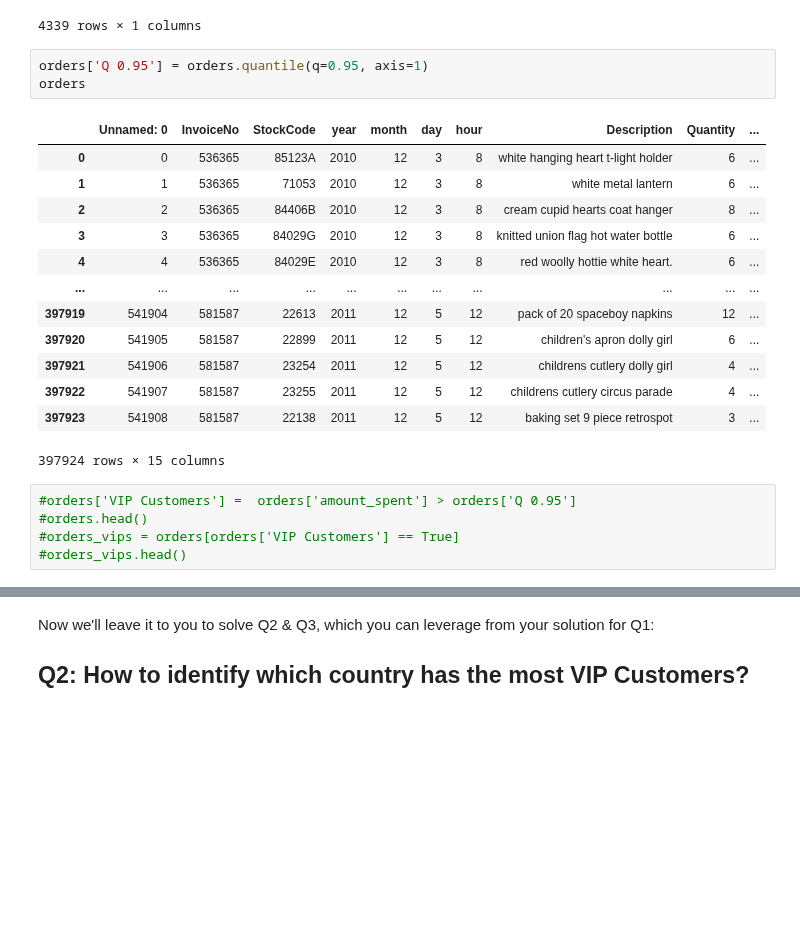
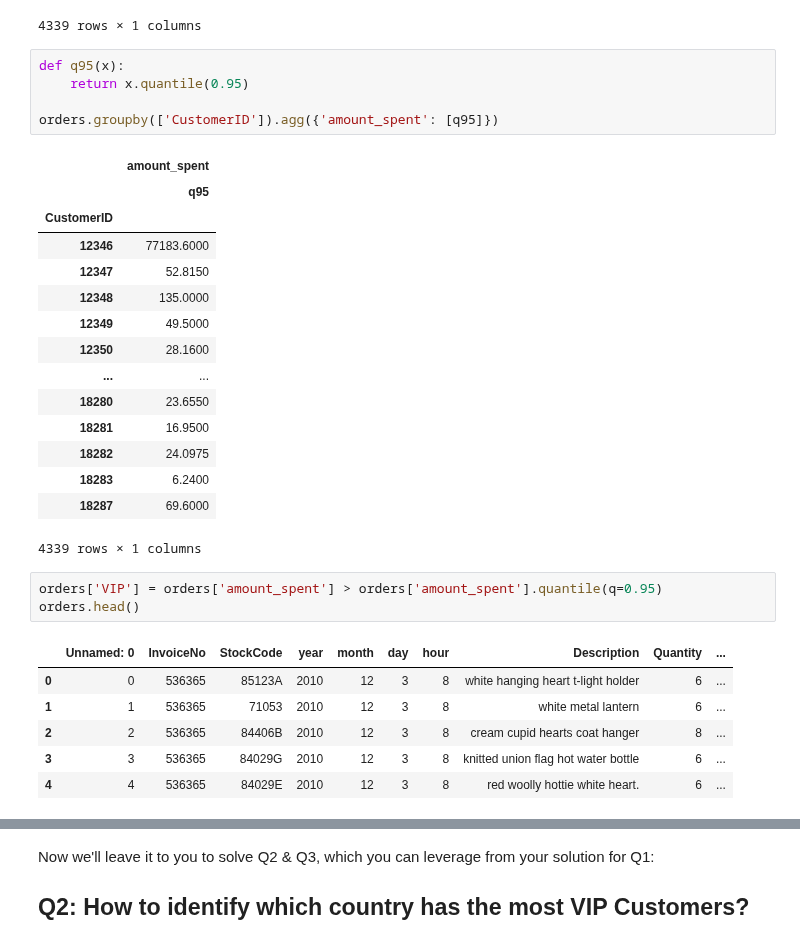
Before and after one commit to ta-data-pt-rmt/lab-dataframe-calculations, a Jupyter notebook: your-code/challenge-3.ipynb, the cells around one changed output, grey strips where cells are left out. Drawn from its saved outputs; the diff is of its cells as text; blank space fills up the shorter version.

```diff
--- a/your-code/challenge-3.ipynb
+++ b/your-code/challenge-3.ipynb
@@ -69,9 +69,30 @@ orders.groupby(['CustomerID']).agg({'amount_spent':'sum'})
 | 18283 | 2094.88 |
 | 18287 | 1837.28 |
 4339 rows × 1 columns
+# %%
+def q95(x):
+    return x.quantile(0.95)
+
+orders.groupby(['CustomerID']).agg({'amount_spent': [q95]})
+# %% [output]
+|  | amount_spent |
+|  | q95 |
+| CustomerID |  |
+| 12346 | 77183.6000 |
+| 12347 | 52.8150 |
+| 12348 | 135.0000 |
+| 12349 | 49.5000 |
+| 12350 | 28.1600 |
+| ... | ... |
+| 18280 | 23.6550 |
+| 18281 | 16.9500 |
+| 18282 | 24.0975 |
+| 18283 | 6.2400 |
+| 18287 | 69.6000 |
+4339 rows × 1 columns
 # %%
-orders['Q 0.95'] = orders.quantile(q=0.95, axis=1)
-orders
+orders['VIP'] = orders['amount_spent'] > orders['amount_spent'].quantile(q=0.95)
+orders.head()
 # %% [output]
 |  | Unnamed: 0 | InvoiceNo | StockCode | year | month | day | hour | Description | Quantity | ... |
 | 0 | 0 | 536365 | 85123A | 2010 | 12 | 3 | 8 | white hanging heart t-light holder | 6 | ... |
@@ -79,15 +100,3 @@ orders
 | 2 | 2 | 536365 | 84406B | 2010 | 12 | 3 | 8 | cream cupid hearts coat hanger | 8 | ... |
 | 3 | 3 | 536365 | 84029G | 2010 | 12 | 3 | 8 | knitted union flag hot water bottle | 6 | ... |
 | 4 | 4 | 536365 | 84029E | 2010 | 12 | 3 | 8 | red woolly hottie white heart. | 6 | ... |
-| ... | ... | ... | ... | ... | ... | ... | ... | ... | ... | ... |
-| 397919 | 541904 | 581587 | 22613 | 2011 | 12 | 5 | 12 | pack of 20 spaceboy napkins | 12 | ... |
-| 397920 | 541905 | 581587 | 22899 | 2011 | 12 | 5 | 12 | children's apron dolly girl | 6 | ... |
-| 397921 | 541906 | 581587 | 23254 | 2011 | 12 | 5 | 12 | childrens cutlery dolly girl | 4 | ... |
-| 397922 | 541907 | 581587 | 23255 | 2011 | 12 | 5 | 12 | childrens cutlery circus parade | 4 | ... |
-| 397923 | 541908 | 581587 | 22138 | 2011 | 12 | 5 | 12 | baking set 9 piece retrospot | 3 | ... |
-397924 rows × 15 columns
-# %%
-#orders['VIP Customers'] =  orders['amount_spent'] > orders['Q 0.95']
-#orders.head()
-#orders_vips = orders[orders['VIP Customers'] == True]
-#orders_vips.head()
```
Also changed, not shown: parts of 11 cells of this notebook, 1 other file.
